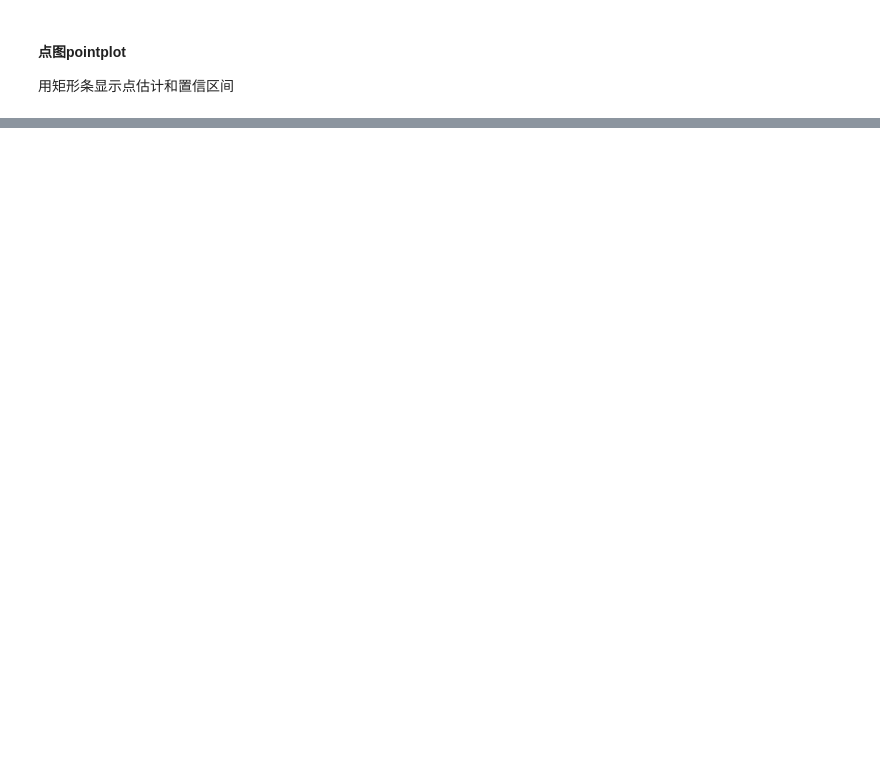
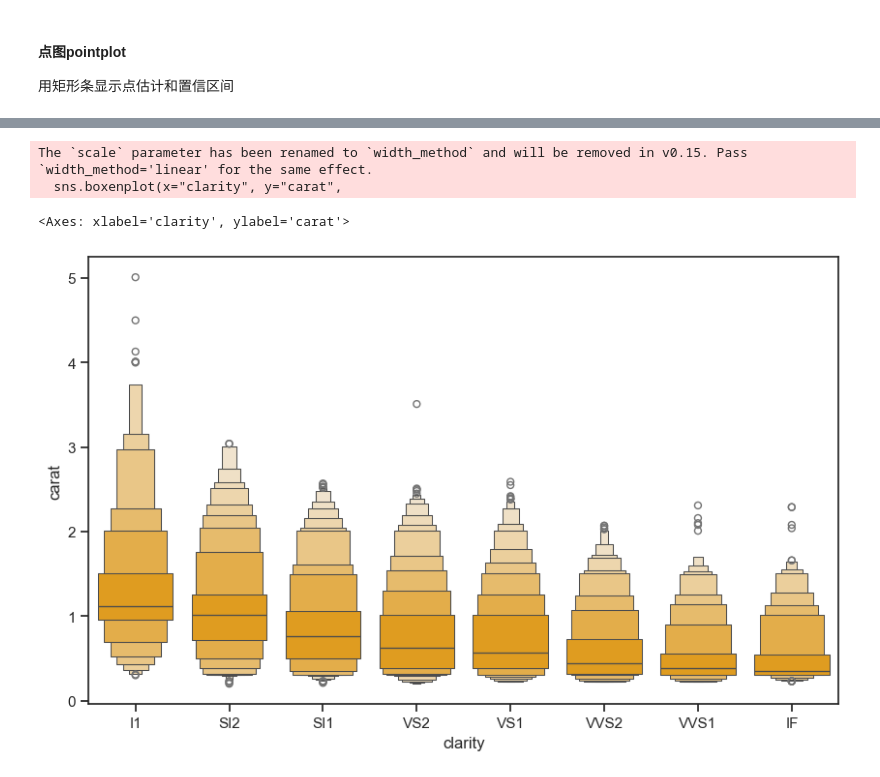
Before and after one commit to Czhongshao/python-sklearn, a Jupyter notebook: seaborn/seaborn_3.ipynb, the cells around one changed output, grey strips where cells are left out. Cells and saved outputs as stored; diff of their text form; code cells hidden in the pictures; blank space fills up the shorter version.

```diff
--- a/seaborn/seaborn_3.ipynb
+++ b/seaborn/seaborn_3.ipynb
@@ -246,0 +266,11 @@ tips = sns.load_dataset('tips',data_home='seaborn-data',cache=True)
+# %%
+clarity_ranking = ["I1", "SI2", "SI1", "VS2", "VS1", "VVS2", "VVS1", "IF"]
+f, ax = plt.subplots(figsize=(10, 6))
+sns.boxenplot(x="clarity", y="carat",
+              color="orange", order=clarity_ranking,
+              scale="linear", data=diamonds,ax=ax)
+# %% [output]
+The `scale` parameter has been renamed to `width_method` and will be removed in v0.15. Pass `width_method='linear' for the same effect.
+  sns.boxenplot(x="clarity", y="carat",
+<Axes: xlabel='clarity', ylabel='carat'>
+[figure, added]
```
Also changed, not shown: parts of 41 cells of this notebook, 5 other files.
